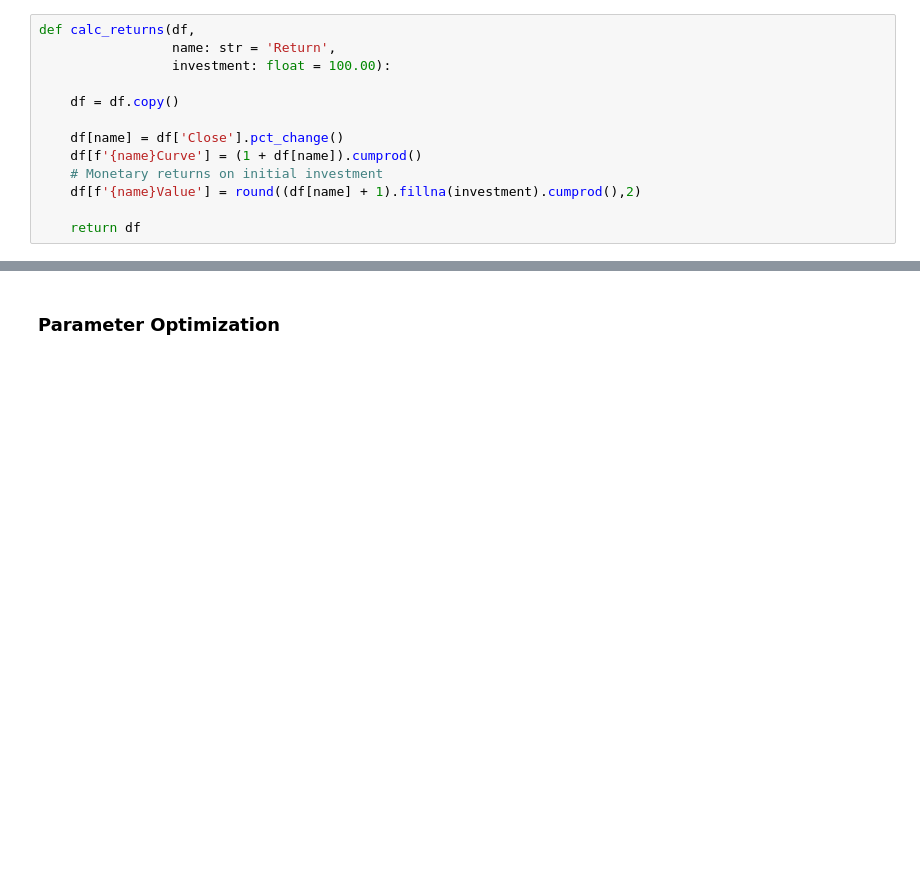
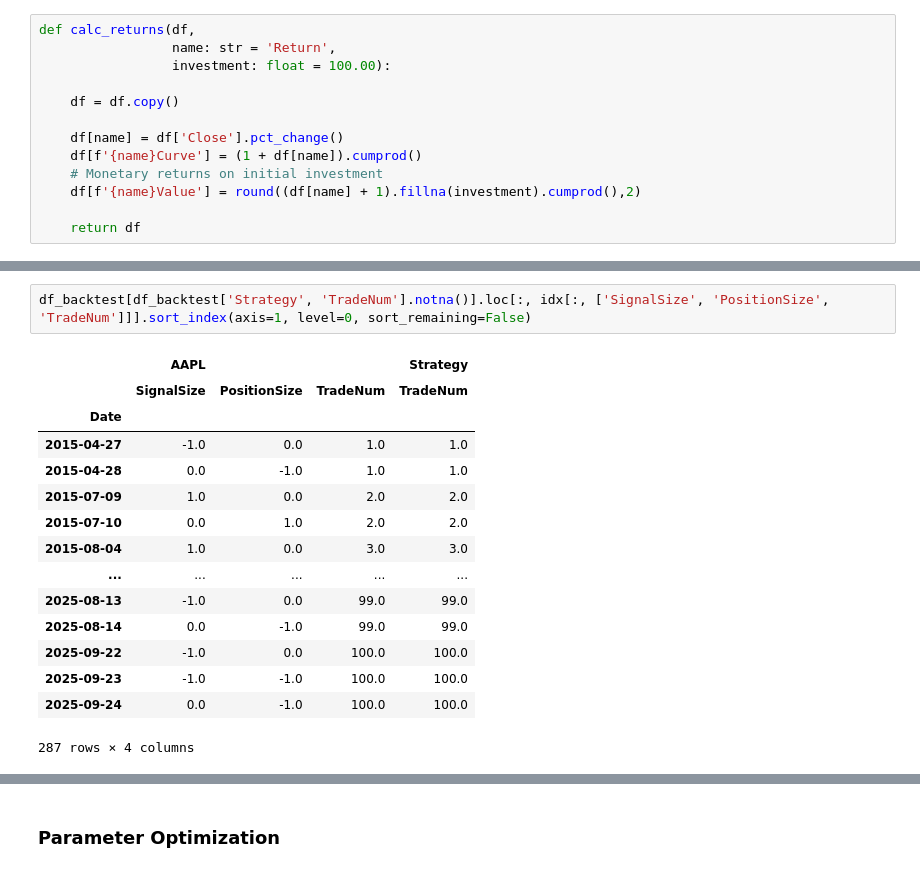
Before and after one commit to JamieW365/trading_algos, a Jupyter notebook: project2_bollinger/bollinger_mean_reversion.ipynb, the cells around one changed output, grey strips where cells are left out. Drawn from its saved outputs; the diff is of its cells as text; blank space fills up the shorter version.

```diff
--- a/project2_bollinger/bollinger_mean_reversion.ipynb
+++ b/project2_bollinger/bollinger_mean_reversion.ipynb
@@ -928 +751,19 @@ df_backtest
+# %%
+df_backtest[df_backtest['Strategy', 'TradeNum'].notna()].loc[:, idx[:, ['SignalSize', 'PositionSize', 'TradeNum']]].sort_index(axis=1, level=0, sort_remaining=False)
+# %% [output]
+|  | AAPL |  |  | Strategy |
+|  | SignalSize | PositionSize | TradeNum | TradeNum |
+| Date |  |  |  |  |
+| 2015-04-27 | -1.0 | 0.0 | 1.0 | 1.0 |
+| 2015-04-28 | 0.0 | -1.0 | 1.0 | 1.0 |
+| 2015-07-09 | 1.0 | 0.0 | 2.0 | 2.0 |
+| 2015-07-10 | 0.0 | 1.0 | 2.0 | 2.0 |
+| 2015-08-04 | 1.0 | 0.0 | 3.0 | 3.0 |
+| ... | ... | ... | ... | ... |
+| 2025-08-13 | -1.0 | 0.0 | 99.0 | 99.0 |
+| 2025-08-14 | 0.0 | -1.0 | 99.0 | 99.0 |
+| 2025-09-22 | -1.0 | 0.0 | 100.0 | 100.0 |
+| 2025-09-23 | -1.0 | -1.0 | 100.0 | 100.0 |
+| 2025-09-24 | 0.0 | -1.0 | 100.0 | 100.0 |
+287 rows × 4 columns
 # %%
```
Also changed, not shown: parts of 54 cells of this notebook.
